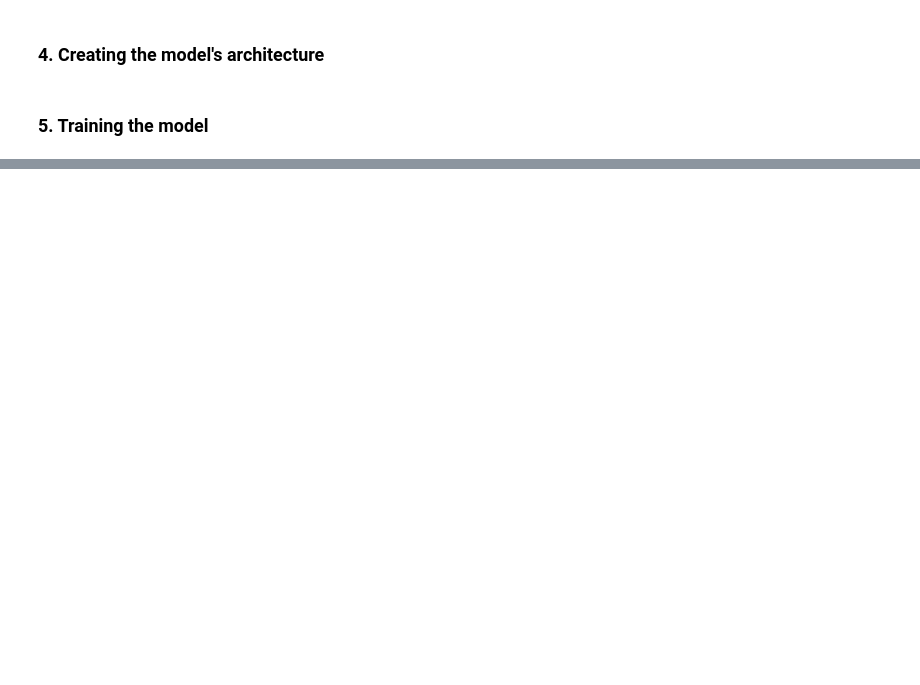
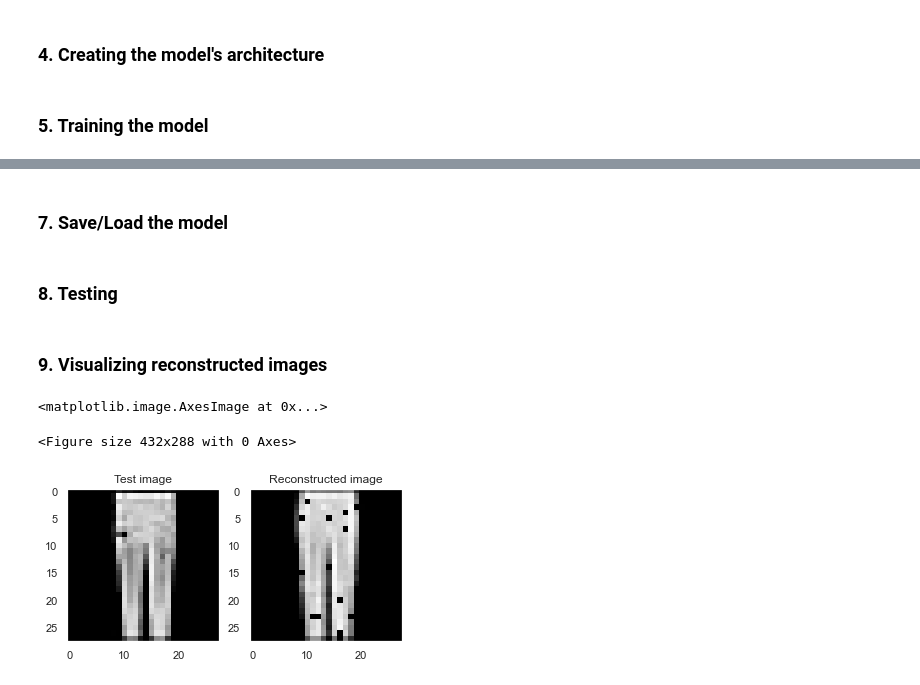
Before and after one commit to cocoalex00/Fashion-MNIST-Autoencoders, a Jupyter notebook: Simple_Autoencoder.ipynb, the cells around one changed output, grey strips where cells are left out. Saved outputs shown, nothing was run; the diff lists cells and outputs as text; code cells hidden in the pictures; blank space fills up the shorter version.

```diff
--- a/Simple_Autoencoder.ipynb
+++ b/Simple_Autoencoder.ipynb
@@ -130,0 +184,30 @@ AttributeError: 'list' object has no attribute 'dim'
+# %% [markdown]
+### 7. Save/Load the model
+# %% [markdown]
+### 8. Testing
+# %% [markdown]
+### 9. Visualizing reconstructed images
+# %%
+InputIndex = 200 # Index of the test image to show
+
+# Set to eval mode for inference and get the reconstructed image
+model.eval()
+reconstructed = model(Test[InputIndex]).cpu().detach().numpy()
+
+# Create the figure to plot the images
+plt.figure()
+f, ax = plt.subplots(1,2) # Create two subplots for the two images
+
+# Test image
+ax[0].title.set_text("Test image")
+ax[0].grid(False) # Setting the seaborn grid to false
+ax[0].imshow(Test[InputIndex].reshape(28,28).cpu(), cmap="gray")
+
+# Reconstructed Image
+ax[1].title.set_text("Reconstructed image")
+ax[1].grid(False) # Setting the seaborn grid to false
+ax[1].imshow(reconstructed.reshape(28,28), cmap="gray")
+# %% [output]
+<matplotlib.image.AxesImage at 0x...>
+<Figure size 432x288 with 0 Axes>
+[figure, added]
```
Also changed, not shown: parts of 15 cells of this notebook.
